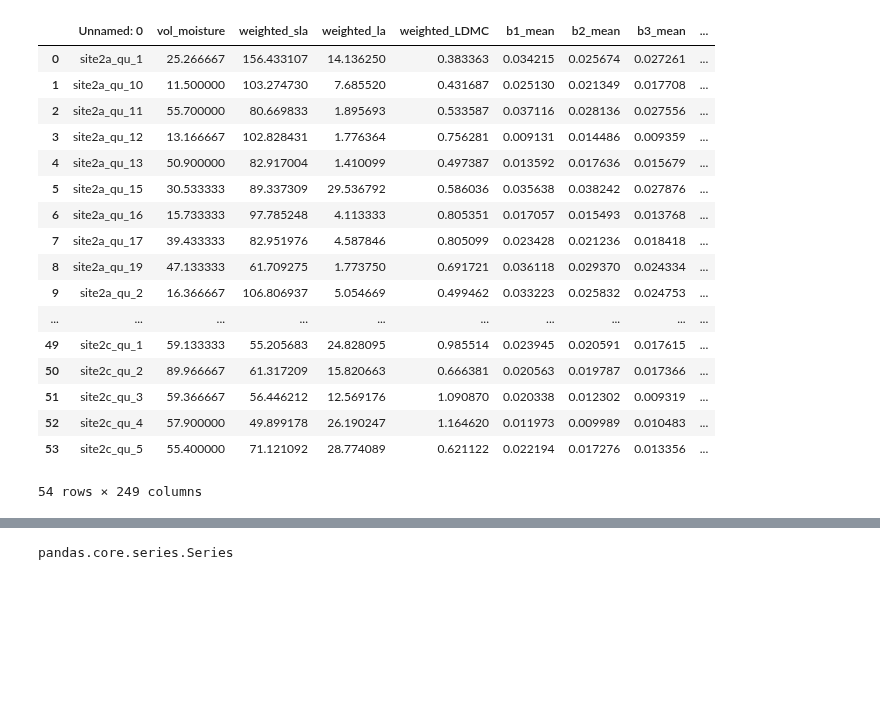
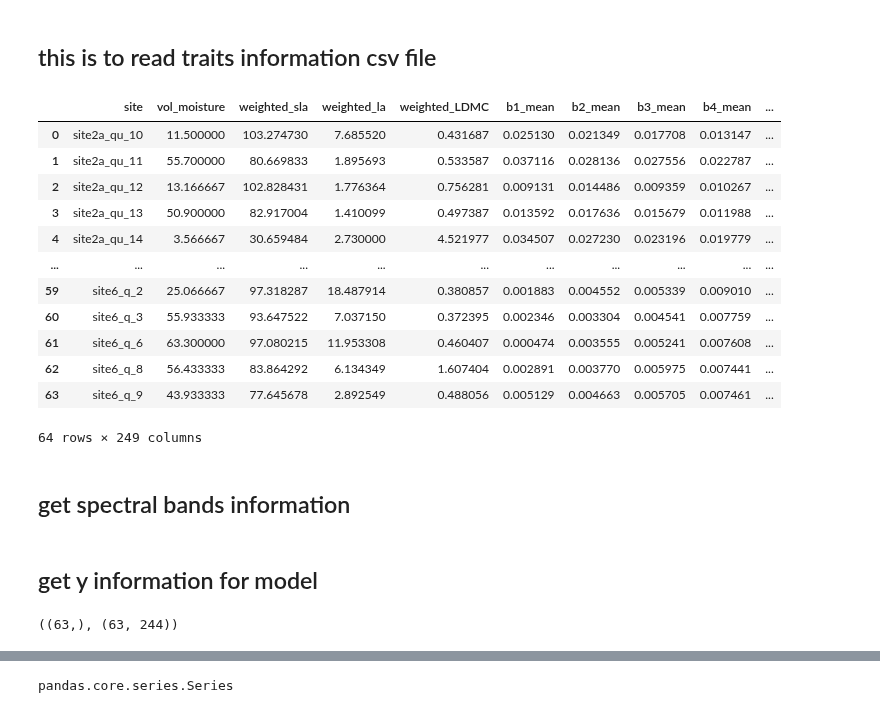
Before and after one commit to wenquchen/hytools, a Jupyter notebook: PLSR_combined_simulated_weighted_leaf_area.ipynb, the cells around one changed output, grey strips where cells are left out. Cells and saved outputs as stored; diff of their text form; code cells hidden in the pictures; blank space fills up the shorter version.

```diff
--- a/PLSR_combined_simulated_weighted_leaf_area.ipynb
+++ b/PLSR_combined_simulated_weighted_leaf_area.ipynb
@@ -20,31 +20,30 @@ from scipy.stats import pearsonr
 from sklearn.cross_decomposition import PLSRegression
 from sklearn.model_selection import cross_val_predict
 from sklearn.metrics import mean_squared_error, r2_score
+# %% [markdown]
+## this is to read traits information csv file
 # %%
-df_LA = pd.read_csv(r"F:\wenqu\DOE_Arctic_project\spectral\combine_LA.csv")
-df_SLA = pd.read_csv(r"F:\wenqu\DOE_Arctic_project\spectral\combine_SLA.csv")
-df_LDMC = pd.read_csv(r"F:\wenqu\DOE_Arctic_project\spectral\combine_LDMC.csv")
+df_LA = pd.read_csv(r"D:\wenqu\csv\combine_LA.csv")
+df_SLA = pd.read_csv(r"D:\wenqu\csv\combine_SLA.csv")
+df_LDMC = pd.read_csv(r"D:\wenqu\csv\combine_LDMC.csv")
 # %%
-df_LDMC
+df_LA
 # %% [output]
-|  | Unnamed: 0 | vol_moisture | weighted_sla | weighted_la | weighted_LDMC | b1_mean | b2_mean | b3_mean | ... |
-| 0 | site2a_qu_1 | 25.266667 | 156.433107 | 14.136250 | 0.383363 | 0.034215 | 0.025674 | 0.027261 | ... |
-| 1 | site2a_qu_10 | 11.500000 | 103.274730 | 7.685520 | 0.431687 | 0.025130 | 0.021349 | 0.017708 | ... |
-| 2 | site2a_qu_11 | 55.700000 | 80.669833 | 1.895693 | 0.533587 | 0.037116 | 0.028136 | 0.027556 | ... |
-| 3 | site2a_qu_12 | 13.166667 | 102.828431 | 1.776364 | 0.756281 | 0.009131 | 0.014486 | 0.009359 | ... |
-| 4 | site2a_qu_13 | 50.900000 | 82.917004 | 1.410099 | 0.497387 | 0.013592 | 0.017636 | 0.015679 | ... |
-| 5 | site2a_qu_15 | 30.533333 | 89.337309 | 29.536792 | 0.586036 | 0.035638 | 0.038242 | 0.027876 | ... |
-| 6 | site2a_qu_16 | 15.733333 | 97.785248 | 4.113333 | 0.805351 | 0.017057 | 0.015493 | 0.013768 | ... |
-| 7 | site2a_qu_17 | 39.433333 | 82.951976 | 4.587846 | 0.805099 | 0.023428 | 0.021236 | 0.018418 | ... |
-| 8 | site2a_qu_19 | 47.133333 | 61.709275 | 1.773750 | 0.691721 | 0.036118 | 0.029370 | 0.024334 | ... |
-| 9 | site2a_qu_2 | 16.366667 | 106.806937 | 5.054669 | 0.499462 | 0.033223 | 0.025832 | 0.024753 | ... |
-| ... | ... | ... | ... | ... | ... | ... | ... | ... | ... |
-| 49 | site2c_qu_1 | 59.133333 | 55.205683 | 24.828095 | 0.985514 | 0.023945 | 0.020591 | 0.017615 | ... |
-| 50 | site2c_qu_2 | 89.966667 | 61.317209 | 15.820663 | 0.666381 | 0.020563 | 0.019787 | 0.017366 | ... |
-| 51 | site2c_qu_3 | 59.366667 | 56.446212 | 12.569176 | 1.090870 | 0.020338 | 0.012302 | 0.009319 | ... |
-| 52 | site2c_qu_4 | 57.900000 | 49.899178 | 26.190247 | 1.164620 | 0.011973 | 0.009989 | 0.010483 | ... |
-| 53 | site2c_qu_5 | 55.400000 | 71.121092 | 28.774089 | 0.621122 | 0.022194 | 0.017276 | 0.013356 | ... |
+|  | site | vol_moisture | weighted_sla | weighted_la | weighted_LDMC | b1_mean | b2_mean | b3_mean | b4_mean | ... |
+| 0 | site2a_qu_10 | 11.500000 | 103.274730 | 7.685520 | 0.431687 | 0.025130 | 0.021349 | 0.017708 | 0.013147 | ... |
+| 1 | site2a_qu_11 | 55.700000 | 80.669833 | 1.895693 | 0.533587 | 0.037116 | 0.028136 | 0.027556 | 0.022787 | ... |
+| 2 | site2a_qu_12 | 13.166667 | 102.828431 | 1.776364 | 0.756281 | 0.009131 | 0.014486 | 0.009359 | 0.010267 | ... |
+| 3 | site2a_qu_13 | 50.900000 | 82.917004 | 1.410099 | 0.497387 | 0.013592 | 0.017636 | 0.015679 | 0.011988 | ... |
+| 4 | site2a_qu_14 | 3.566667 | 30.659484 | 2.730000 | 4.521977 | 0.034507 | 0.027230 | 0.023196 | 0.019779 | ... |
+| ... | ... | ... | ... | ... | ... | ... | ... | ... | ... | ... |
+| 59 | site6_q_2 | 25.066667 | 97.318287 | 18.487914 | 0.380857 | 0.001883 | 0.004552 | 0.005339 | 0.009010 | ... |
+| 60 | site6_q_3 | 55.933333 | 93.647522 | 7.037150 | 0.372395 | 0.002346 | 0.003304 | 0.004541 | 0.007759 | ... |
+| 61 | site6_q_6 | 63.300000 | 97.080215 | 11.953308 | 0.460407 | 0.000474 | 0.003555 | 0.005241 | 0.007608 | ... |
+| 62 | site6_q_8 | 56.433333 | 83.864292 | 6.134349 | 1.607404 | 0.002891 | 0.003770 | 0.005975 | 0.007441 | ... |
+| 63 | site6_q_9 | 43.933333 | 77.645678 | 2.892549 | 0.488056 | 0.005129 | 0.004663 | 0.005705 | 0.007461 | ... |
-54 rows × 249 columns
+64 rows × 249 columns
+# %% [markdown]
+## get spectral bands information
 # %%
 b_name_mean = []
 b_name_std = []
@@ -55,6 +54,8 @@ for i in range(1, 123):
     b_name_std.append(b_std)
 band_name = b_name_mean + b_name_std
 # band_name
+# %% [markdown]
+## get y information for model
 # %%
 y_weighted_sla = df_SLA['weighted_sla']
 y_weighted_la = df_LA['weighted_la']
@@ -83,3 +84,7 @@ SLA_n_2c = 56
 LDMC_n_2a = 24
 LDMC_n_1b = 49
 LDMC_n_2c = 54
+# %%
+y_weighted_sla.shape, x_sla.shape
+# %% [output]
+((63,), (63, 244))
```
Also changed, not shown: parts of 9 cells of this notebook, 8 other files.
